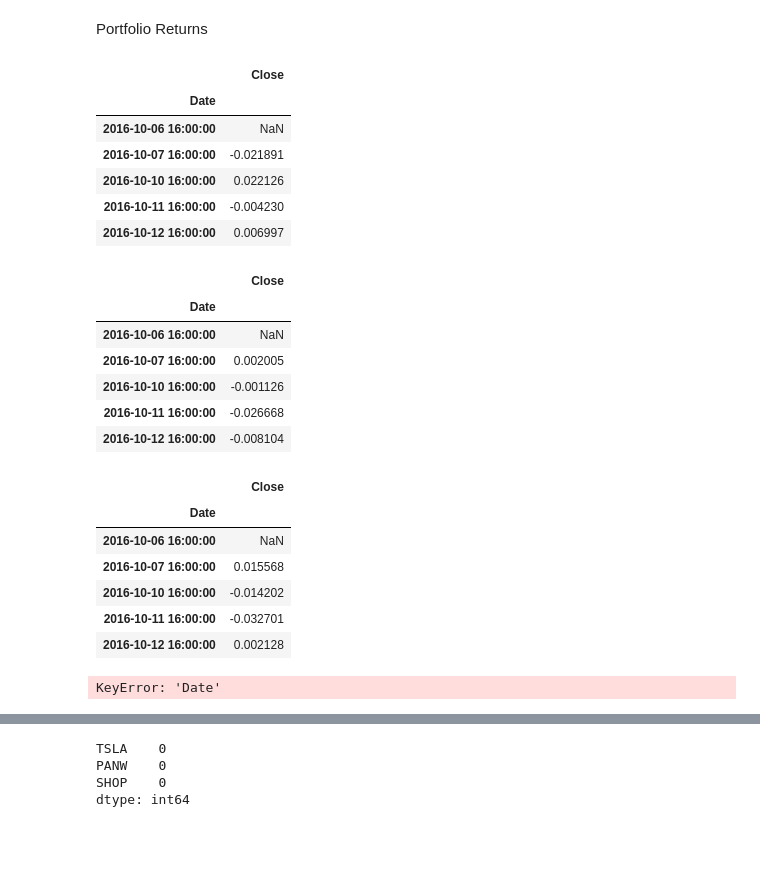
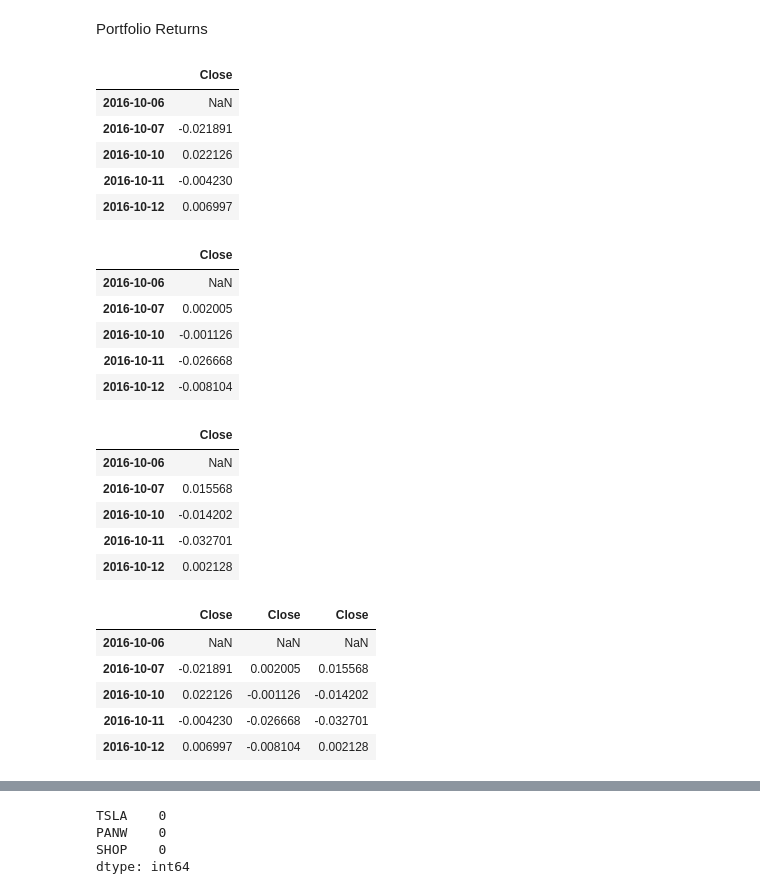
Before and after one commit to jexiamaris/A_Whale_off_portfolio, a Jupyter notebook: Analysis/whale_analysis.ipynb, the cells around one changed output, grey strips where cells are left out. Drawn from its saved outputs; the diff is of its cells as text; code cells hidden in the pictures; blank space fills up the shorter version.

```diff
--- a/Analysis/whale_analysis.ipynb
+++ b/Analysis/whale_analysis.ipynb
@@ -275,20 +318,21 @@ On the basis of this performance metric, do our algo strategies outperform both
 # %%
 # read TSLA file
 TSLA_path = Path("../Resources/TSLA_historical.csv")
 
 TSLA_csv = pd.read_csv(TSLA_path, infer_datetime_format=True, parse_dates=True, index_col="Date")
 
 # Calculate daily returns
 TSLA_returns = TSLA_csv.pct_change()
+
+TSLA_returns.index = TSLA_returns.index.date
 TSLA_returns.head()
 # %% [output]
 |  | Close |
-| Date |  |
-| 2016-10-06 16:00:00 | NaN |
-| 2016-10-07 16:00:00 | -0.021891 |
-| 2016-10-10 16:00:00 | 0.022126 |
-| 2016-10-11 16:00:00 | -0.004230 |
-| 2016-10-12 16:00:00 | 0.006997 |
+| 2016-10-06 | NaN |
+| 2016-10-07 | -0.021891 |
+| 2016-10-10 | 0.022126 |
+| 2016-10-11 | -0.004230 |
+| 2016-10-12 | 0.006997 |
 # %%
 # read PANW file
 PANW_path = Path("../Resources/PANW_historical.csv")
@@ -297,15 +341,16 @@ PANW_csv = pd.read_csv(PANW_path, infer_datetime_format=True, parse_dates=True,
 
 # Calculate daily returns
 PANW_returns = PANW_csv.pct_change()
+
+PANW_returns.index = PANW_returns.index.date
 PANW_returns.head()
 # %% [output]
 |  | Close |
-| Date |  |
-| 2016-10-06 16:00:00 | NaN |
-| 2016-10-07 16:00:00 | 0.002005 |
-| 2016-10-10 16:00:00 | -0.001126 |
-| 2016-10-11 16:00:00 | -0.026668 |
-| 2016-10-12 16:00:00 | -0.008104 |
+| 2016-10-06 | NaN |
+| 2016-10-07 | 0.002005 |
+| 2016-10-10 | -0.001126 |
+| 2016-10-11 | -0.026668 |
+| 2016-10-12 | -0.008104 |
 # %%
 # read SHOP file
 SHOP_path = Path("../Resources/SHOP_historical.csv")
@@ -314,23 +359,27 @@ SHOP_csv = pd.read_csv(SHOP_path, infer_datetime_format=True, parse_dates=True,
 
 # Calculate daily returns
 SHOP_returns = SHOP_csv.pct_change()
+
+SHOP_returns.index = SHOP_returns.index.date
 SHOP_returns.head()
 # %% [output]
 |  | Close |
-| Date |  |
-| 2016-10-06 16:00:00 | NaN |
-| 2016-10-07 16:00:00 | 0.015568 |
-| 2016-10-10 16:00:00 | -0.014202 |
-| 2016-10-11 16:00:00 | -0.032701 |
-| 2016-10-12 16:00:00 | 0.002128 |
+| 2016-10-06 | NaN |
+| 2016-10-07 | 0.015568 |
+| 2016-10-10 | -0.014202 |
+| 2016-10-11 | -0.032701 |
+| 2016-10-12 | 0.002128 |
 # %%
 # Concatenate all stocks into a single DataFrame
 portfolio_daily_returns = pd.concat([TSLA_returns, PANW_returns, SHOP_returns], axis='columns', join='inner')
 
-portfolio_daily_returns = portfolio_daily_returns['Date'].dt.strftime("%y-%m-%d")
-
 portfolio_daily_returns.head()
 # %% [output]
-KeyError: 'Date'
+|  | Close | Close | Close |
+| 2016-10-06 | NaN | NaN | NaN |
+| 2016-10-07 | -0.021891 | 0.002005 | 0.015568 |
+| 2016-10-10 | 0.022126 | -0.001126 | -0.014202 |
+| 2016-10-11 | -0.004230 | -0.026668 | -0.032701 |
+| 2016-10-12 | 0.006997 | -0.008104 | 0.002128 |
 # %%
 # Reset the index
```
Also changed, not shown: parts of 33 cells of this notebook.
